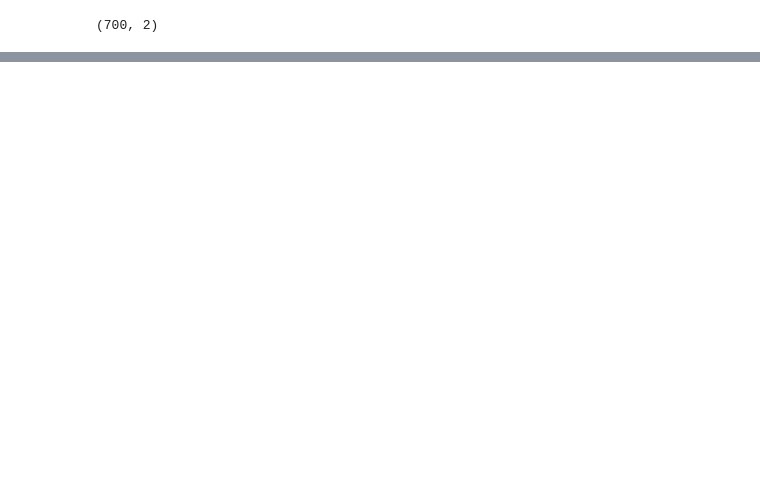
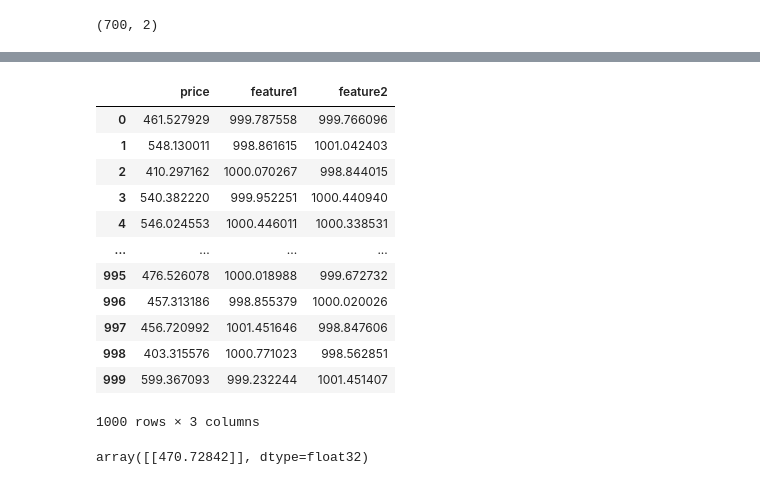
Before and after one commit to mchhour31/Refactored_Py_DS_ML_Bootcamp-master, a Jupyter notebook: TensorFlow_FILES/ANNs/tf_syntax_basics.ipynb, the cells around one changed output, grey strips where cells are left out. Drawn from its saved outputs; the diff is of its cells as text; code cells hidden in the pictures; blank space fills up the shorter version.

```diff
--- a/TensorFlow_FILES/ANNs/tf_syntax_basics.ipynb
+++ b/TensorFlow_FILES/ANNs/tf_syntax_basics.ipynb
@@ -223,0 +135,23 @@ array([[421.02325]], dtype=float32)
+# %%
+df
+# %% [output]
+|  | price | feature1 | feature2 |
+| 0 | 461.527929 | 999.787558 | 999.766096 |
+| 1 | 548.130011 | 998.861615 | 1001.042403 |
+| 2 | 410.297162 | 1000.070267 | 998.844015 |
+| 3 | 540.382220 | 999.952251 | 1000.440940 |
+| 4 | 546.024553 | 1000.446011 | 1000.338531 |
+| ... | ... | ... | ... |
+| 995 | 476.526078 | 1000.018988 | 999.672732 |
+| 996 | 457.313186 | 998.855379 | 1000.020026 |
+| 997 | 456.720992 | 1001.451646 | 998.847606 |
+| 998 | 403.315576 | 1000.771023 | 998.562851 |
+| 999 | 599.367093 | 999.232244 | 1001.451407 |
+1000 rows × 3 columns
+# %%
+trial = df.drop('price', axis=1).iloc[0]
+trial = scaler.transform(trial.values.reshape(-1, 2))
+
+model.predict(trial, verbose=0)
+# %% [output]
+array([[470.72842]], dtype=float32)
```
Also changed, not shown: parts of 51 cells of this notebook.
